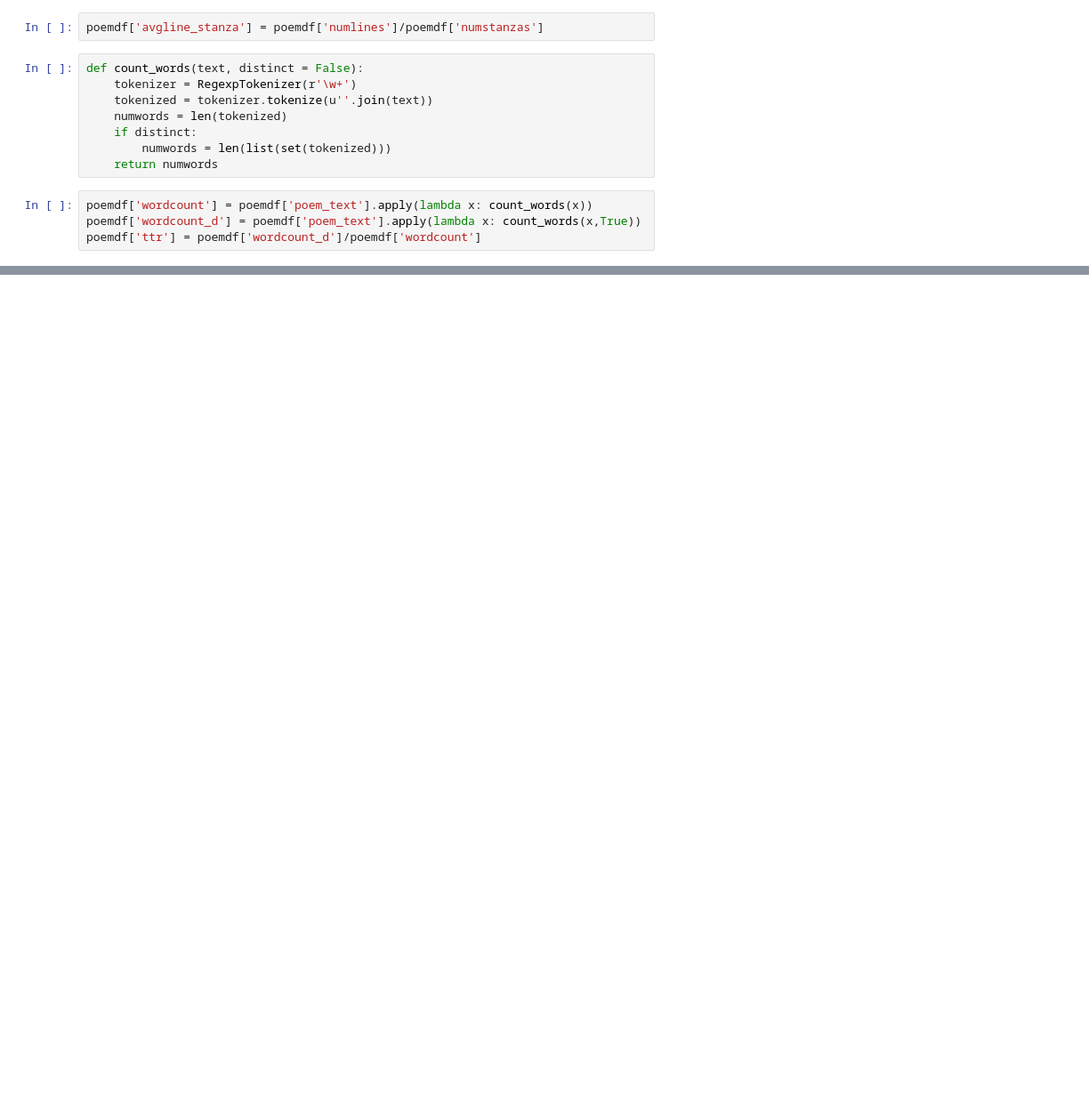
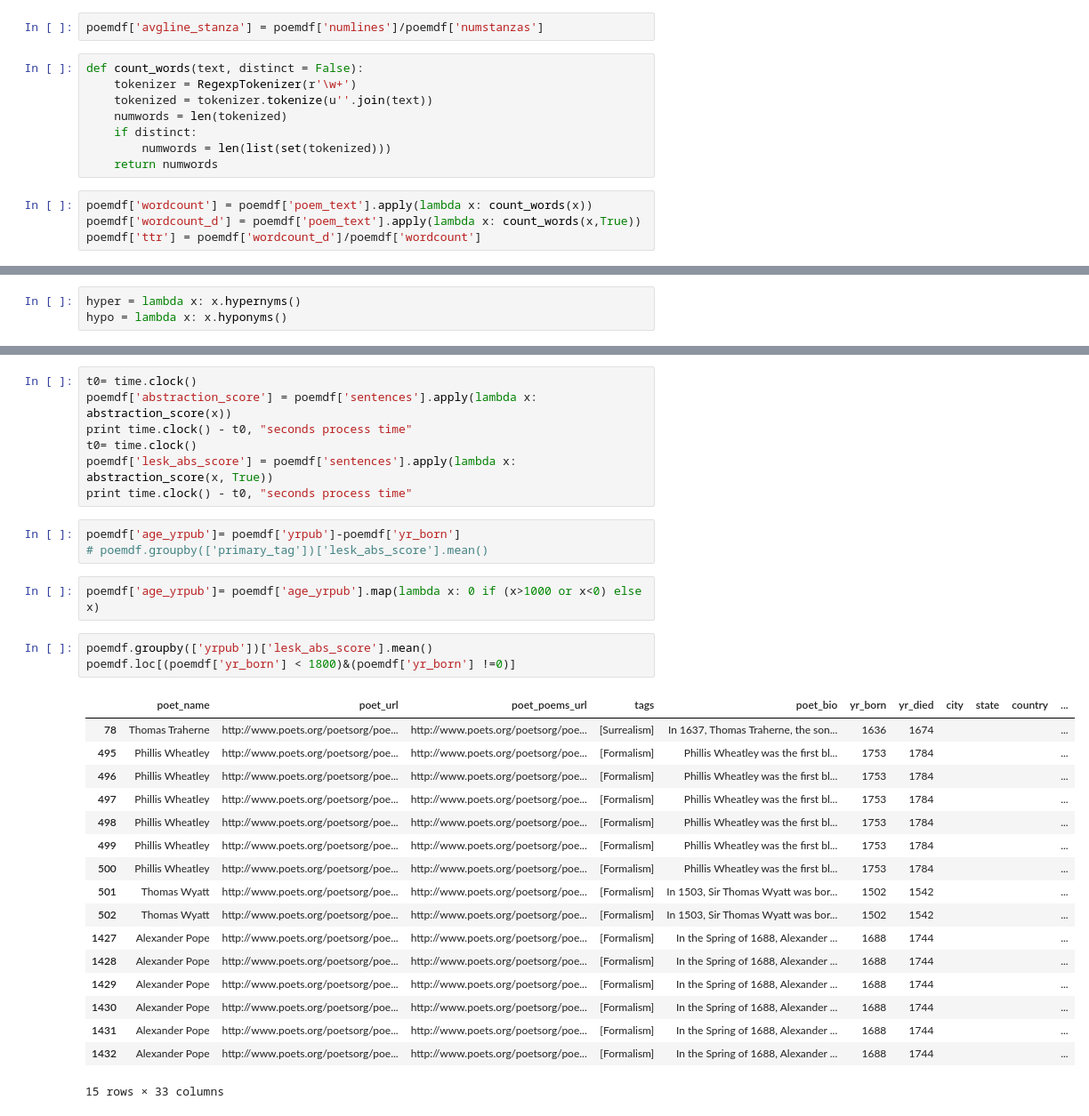
Before and after one commit to huiruru/FinalProject, a Jupyter notebook: ScratchPad/PoemTextAnalysis.ipynb, the cells around one changed output, grey strips where cells are left out. Shown: that part at 89% size. Drawn from its saved outputs; the diff is of its cells as text; blank space fills up the shorter version.

```diff
--- a/ScratchPad/PoemTextAnalysis.ipynb
+++ b/ScratchPad/PoemTextAnalysis.ipynb
@@ -171,0 +108,3 @@ pos_tag(text1)
+# %%
+hyper = lambda x: x.hypernyms()
+hypo = lambda x: x.hyponyms()
@@ -171,0 +148,33 @@ pos_tag(text1)
+# %%
+t0= time.clock()
+poemdf['abstraction_score'] = poemdf['sentences'].apply(lambda x: abstraction_score(x))
+print time.clock() - t0, "seconds process time"
+t0= time.clock()
+poemdf['lesk_abs_score'] = poemdf['sentences'].apply(lambda x: abstraction_score(x, True))
+print time.clock() - t0, "seconds process time"
+# %%
+poemdf['age_yrpub']= poemdf['yrpub']-poemdf['yr_born']
+# poemdf.groupby(['primary_tag'])['lesk_abs_score'].mean()
+# %%
+poemdf['age_yrpub']= poemdf['age_yrpub'].map(lambda x: 0 if (x>1000 or x<0) else x)
+# %%
+poemdf.groupby(['yrpub'])['lesk_abs_score'].mean()
+poemdf.loc[(poemdf['yr_born'] < 1800)&(poemdf['yr_born'] !=0)]
+# %% [output]
+|  | poet_name | poet_url | poet_poems_url | tags | poet_bio | yr_born | yr_died | city | state | country | ... |
+| 78 | Thomas Traherne | http://www.poets.org/poetsorg/poe... | http://www.poets.org/poetsorg/poe... | [Surrealism] | In 1637, Thomas Traherne, the son... | 1636 | 1674 |  |  |  | ... |
+| 495 | Phillis Wheatley | http://www.poets.org/poetsorg/poe... | http://www.poets.org/poetsorg/poe... | [Formalism] | Phillis Wheatley was the first bl... | 1753 | 1784 |  |  |  | ... |
+| 496 | Phillis Wheatley | http://www.poets.org/poetsorg/poe... | http://www.poets.org/poetsorg/poe... | [Formalism] | Phillis Wheatley was the first bl... | 1753 | 1784 |  |  |  | ... |
+| 497 | Phillis Wheatley | http://www.poets.org/poetsorg/poe... | http://www.poets.org/poetsorg/poe... | [Formalism] | Phillis Wheatley was the first bl... | 1753 | 1784 |  |  |  | ... |
+| 498 | Phillis Wheatley | http://www.poets.org/poetsorg/poe... | http://www.poets.org/poetsorg/poe... | [Formalism] | Phillis Wheatley was the first bl... | 1753 | 1784 |  |  |  | ... |
+| 499 | Phillis Wheatley | http://www.poets.org/poetsorg/poe... | http://www.poets.org/poetsorg/poe... | [Formalism] | Phillis Wheatley was the first bl... | 1753 | 1784 |  |  |  | ... |
+| 500 | Phillis Wheatley | http://www.poets.org/poetsorg/poe... | http://www.poets.org/poetsorg/poe... | [Formalism] | Phillis Wheatley was the first bl... | 1753 | 1784 |  |  |  | ... |
+| 501 | Thomas Wyatt | http://www.poets.org/poetsorg/poe... | http://www.poets.org/poetsorg/poe... | [Formalism] | In 1503, Sir Thomas Wyatt was bor... | 1502 | 1542 |  |  |  | ... |
+| 502 | Thomas Wyatt | http://www.poets.org/poetsorg/poe... | http://www.poets.org/poetsorg/poe... | [Formalism] | In 1503, Sir Thomas Wyatt was bor... | 1502 | 1542 |  |  |  | ... |
+| 1427 | Alexander Pope | http://www.poets.org/poetsorg/poe... | http://www.poets.org/poetsorg/poe... | [Formalism] | In the Spring of 1688, Alexander ... | 1688 | 1744 |  |  |  | ... |
+| 1428 | Alexander Pope | http://www.poets.org/poetsorg/poe... | http://www.poets.org/poetsorg/poe... | [Formalism] | In the Spring of 1688, Alexander ... | 1688 | 1744 |  |  |  | ... |
+| 1429 | Alexander Pope | http://www.poets.org/poetsorg/poe... | http://www.poets.org/poetsorg/poe... | [Formalism] | In the Spring of 1688, Alexander ... | 1688 | 1744 |  |  |  | ... |
+| 1430 | Alexander Pope | http://www.poets.org/poetsorg/poe... | http://www.poets.org/poetsorg/poe... | [Formalism] | In the Spring of 1688, Alexander ... | 1688 | 1744 |  |  |  | ... |
+| 1431 | Alexander Pope | http://www.poets.org/poetsorg/poe... | http://www.poets.org/poetsorg/poe... | [Formalism] | In the Spring of 1688, Alexander ... | 1688 | 1744 |  |  |  | ... |
+| 1432 | Alexander Pope | http://www.poets.org/poetsorg/poe... | http://www.poets.org/poetsorg/poe... | [Formalism] | In the Spring of 1688, Alexander ... | 1688 | 1744 |  |  |  | ... |
+15 rows × 33 columns
```
Also changed, not shown: parts of 33 cells of this notebook, 3 other files.
